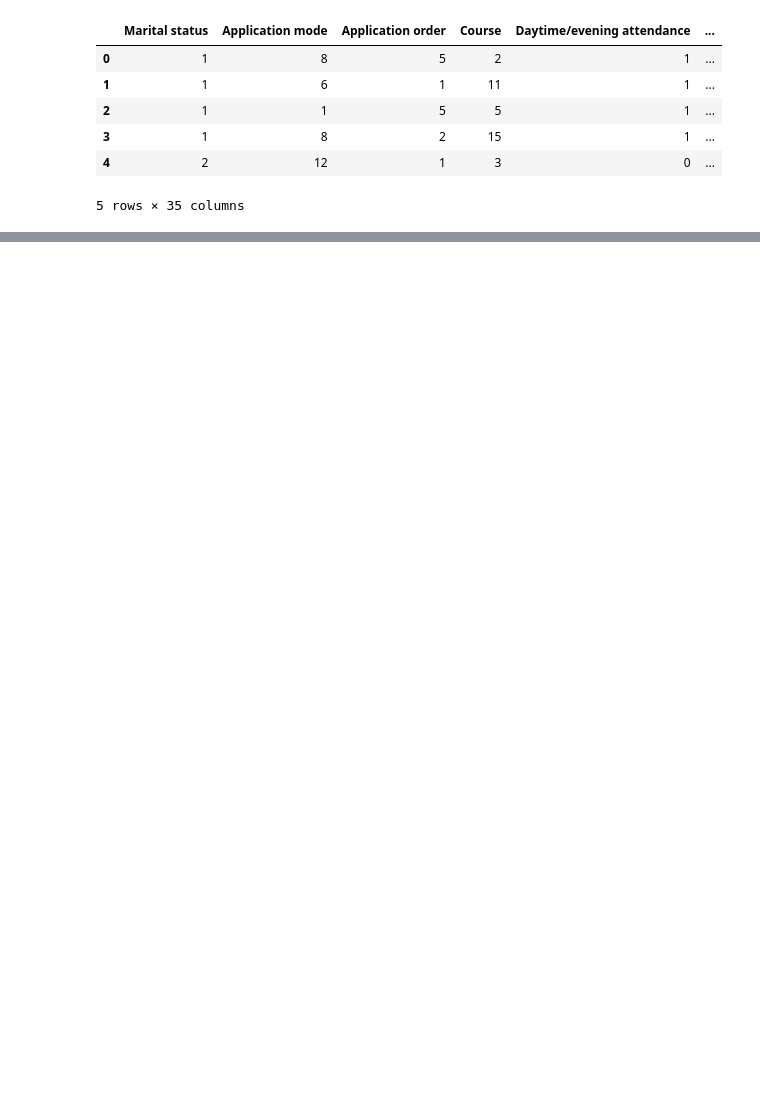
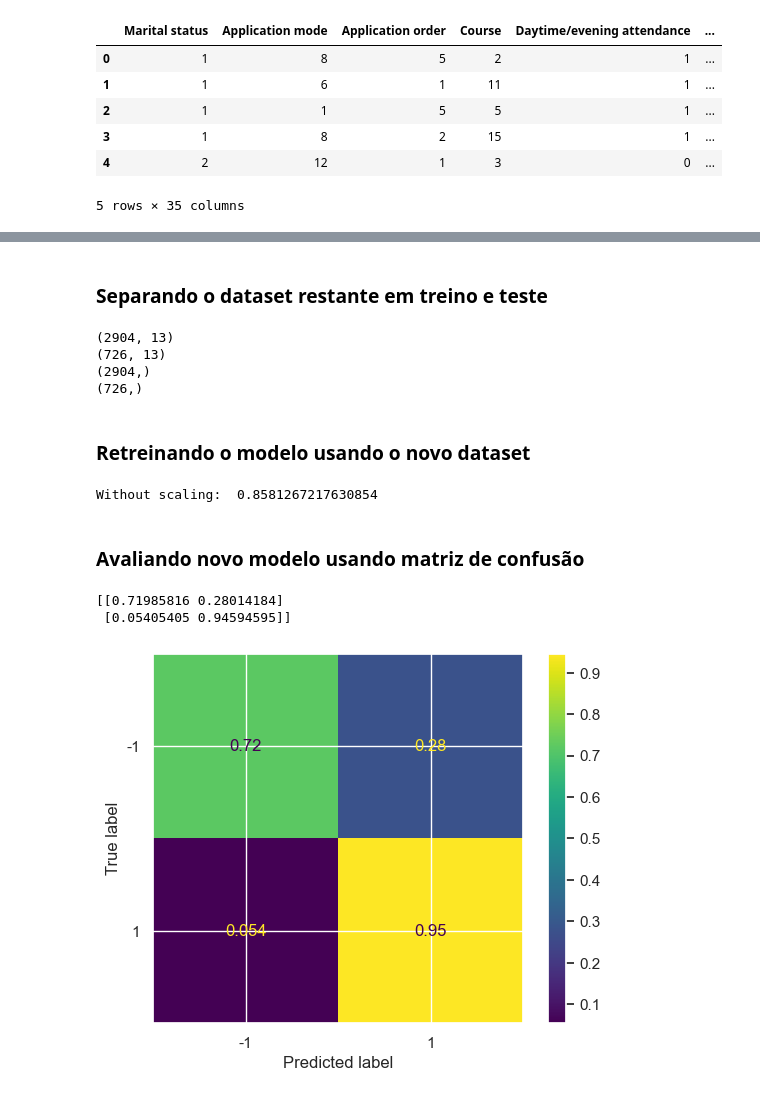
Before and after one commit to felmateos/predict-academic-success, a Jupyter notebook: AcademicSuccess.ipynb, the cells around one changed output, grey strips where cells are left out. Saved outputs shown, nothing was run; the diff lists cells and outputs as text; code cells hidden in the pictures; blank space fills up the shorter version.

```diff
--- a/AcademicSuccess.ipynb
+++ b/AcademicSuccess.ipynb
@@ -123,0 +387,41 @@ corr_table
+# %%
+work_df = work_df[work_df['Target'] != 0]
+# %% [markdown]
+### Separando o dataset restante em treino e teste
+# %%
+X = work_df.iloc[:,0:features]
+y = work_df.iloc[:,-1]
+
+X_train,X_test,y_train,y_test = train_test_split(X,y,test_size=0.2)
+
+print(X_train.shape)
+print(X_test.shape)
+print(y_train.shape)
+print(y_test.shape)
+# %% [output]
+(2904, 13)
+(726, 13)
+(2904,)
+(726,)
+# %% [markdown]
+### Retreinando o modelo usando o novo dataset
+# %%
+clf.fit(X_train, y_train)
+
+score = clf.score(X_test, y_test)
+
+print("Without scaling: ", score)
+# %% [output]
+Without scaling:  0.8581267217630854
+# %% [markdown]
+### Avaliando novo modelo usando matriz de confusão
+# %%
+disp = ConfusionMatrixDisplay.from_estimator(clf, X_test, y_test, normalize='true')
+
+print(disp.confusion_matrix)
+
+plt.show()
+# %% [output]
+[[0.71985816 0.28014184]
+ [0.05405405 0.94594595]]
+[figure, added]
```
Also changed, not shown: parts of 51 cells of this notebook.
